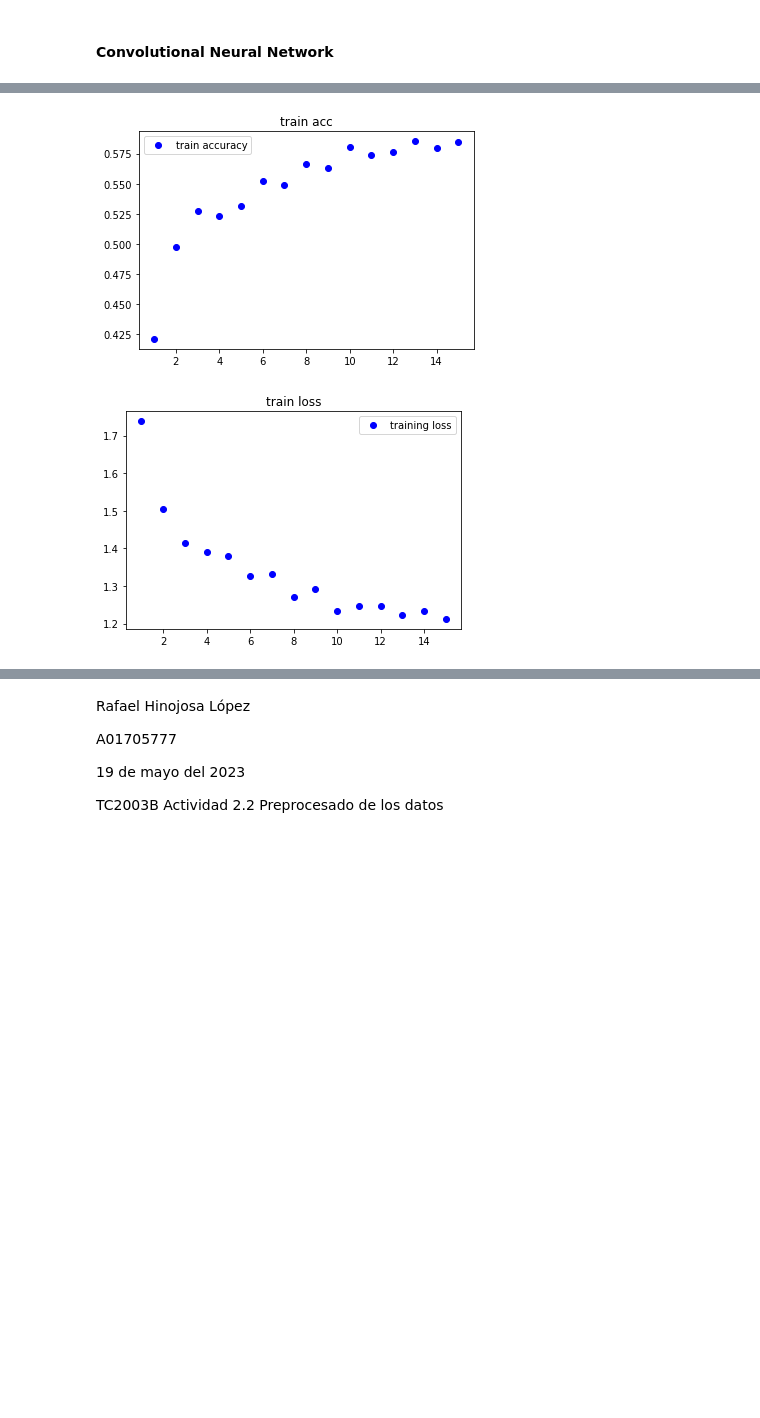
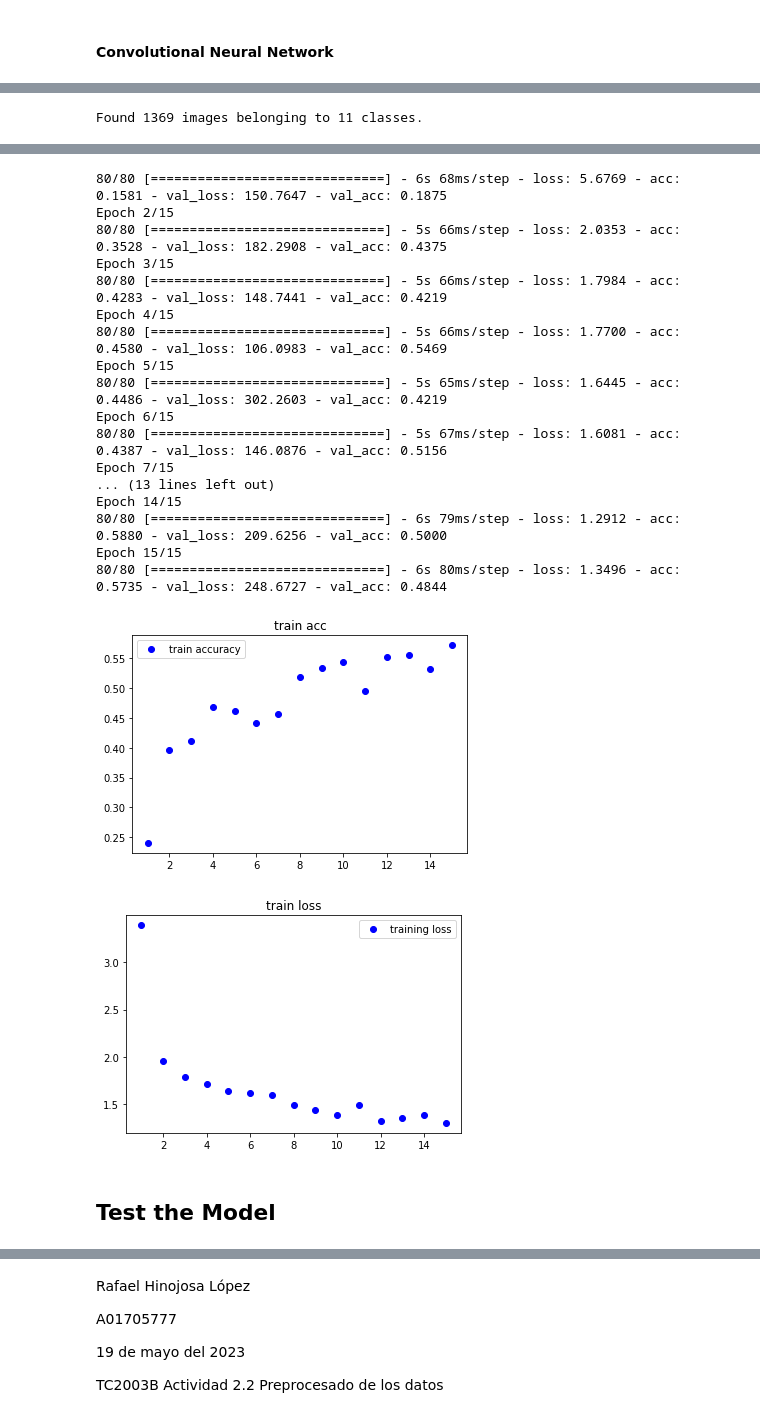
Before and after one commit to RafaelHinojosa/TC3002B_Development-of-Advanced-Applications-of-Computer-Science, a Jupyter notebook: Machine Learning/Act2 - Preprocessing of Data/weather_recognition.ipynb, the cells around one changed output, grey strips where cells are left out. Drawn from its saved outputs; the diff is of its cells as text; code cells hidden in the pictures; blank space fills up the shorter version.

Commit message:
Confusion Matrix and Validation added

```diff
--- a/Machine Learning/Act2 - Preprocessing of Data/weather_recognition.ipynb
+++ b/Machine Learning/Act2 - Preprocessing of Data/weather_recognition.ipynb
@@ -6,6 +7,7 @@ from tensorflow.keras.preprocessing.image import ImageDataGenerator
 # %%
 dataset_path = './dataset/'
 train_path = './images/train/'
+validation_path = './images/validation/'
 test_path = './images/test/'
 augmented_path = './images/augmented/'
 WIDTH = 76
@@ -123,9 +135,12 @@ from tensorflow.keras import models
 from tensorflow.keras import layers
 
 model = models.Sequential()
-model.add(layers.Conv2D(5, (3, 3), activation="relu", input_shape = (WIDTH,HEIGHT,3)))
+# Tendremos 10 kernels 3x3 que produciran como 10 patrones
+model.add(layers.Conv2D(10, (3, 3), activation="relu", input_shape = (WIDTH,HEIGHT,3)))
+# Aplanamos las 10 matrices en un array 1D para conectarlo con las neuronas del siguiente nivel
 model.add(layers.Flatten())
-model.add(layers.Dense(128,activation='relu'))
+# 64 neuronas. Cada una conectada a cada espacio del array (como pixel de la matriz) y a las 11 de salida
+model.add(layers.Dense(64,activation='relu'))
 model.add(layers.Dense(11, activation='sigmoid'))
 
 model.summary()
@@ -151,8 +166,21 @@ Trainable params: 3,506,327
 Non-trainable params: 0
 _________________________________________________________________
+# %%
+validation_datagen = ImageDataGenerator(1./255)
+
+validation_generator = validation_datagen.flow_from_directory(
+							validation_path,
+							target_size = (WIDTH,HEIGHT),
+							batch_size = 8,
+							class_mode= 'categorical')
+# %% [output]
+Found 1369 images belonging to 11 classes.
 # %%
-history = model.fit(train_generator,
-					epochs = 15)
+history = model.fit_generator(train_generator,
+            steps_per_epoch=80,
+			epochs=15,
+            validation_data=validation_generator,
+            validation_steps=8)
 
 acc = history.history['acc']
 loss = history.history['loss']
@@ -191,2 +203,21 @@ Epoch 15/15
+80/80 [==============================] - 6s 68ms/step - loss: 5.6769 - acc: 0.1581 - val_loss: 150.7647 - val_acc: 0.1875
+Epoch 2/15
+80/80 [==============================] - 5s 66ms/step - loss: 2.0353 - acc: 0.3528 - val_loss: 182.2908 - val_acc: 0.4375
+Epoch 3/15
+80/80 [==============================] - 5s 66ms/step - loss: 1.7984 - acc: 0.4283 - val_loss: 148.7441 - val_acc: 0.4219
+Epoch 4/15
+80/80 [==============================] - 5s 66ms/step - loss: 1.7700 - acc: 0.4580 - val_loss: 106.0983 - val_acc: 0.5469
+Epoch 5/15
+80/80 [==============================] - 5s 65ms/step - loss: 1.6445 - acc: 0.4486 - val_loss: 302.2603 - val_acc: 0.4219
+Epoch 6/15
+80/80 [==============================] - 5s 67ms/step - loss: 1.6081 - acc: 0.4387 - val_loss: 146.0876 - val_acc: 0.5156
+Epoch 7/15
+... (13 lines left out)
+Epoch 14/15
+80/80 [==============================] - 6s 79ms/step - loss: 1.2912 - acc: 0.5880 - val_loss: 209.6256 - val_acc: 0.5000
+Epoch 15/15
+80/80 [==============================] - 6s 80ms/step - loss: 1.3496 - acc: 0.5735 - val_loss: 248.6727 - val_acc: 0.4844
-[figure, old version]
+[figure, new version]
-[figure, old version]
+[figure, new version]
+# %% [markdown]
+## Test the Model
```
Also changed, not shown: parts of 11 cells of this notebook.
